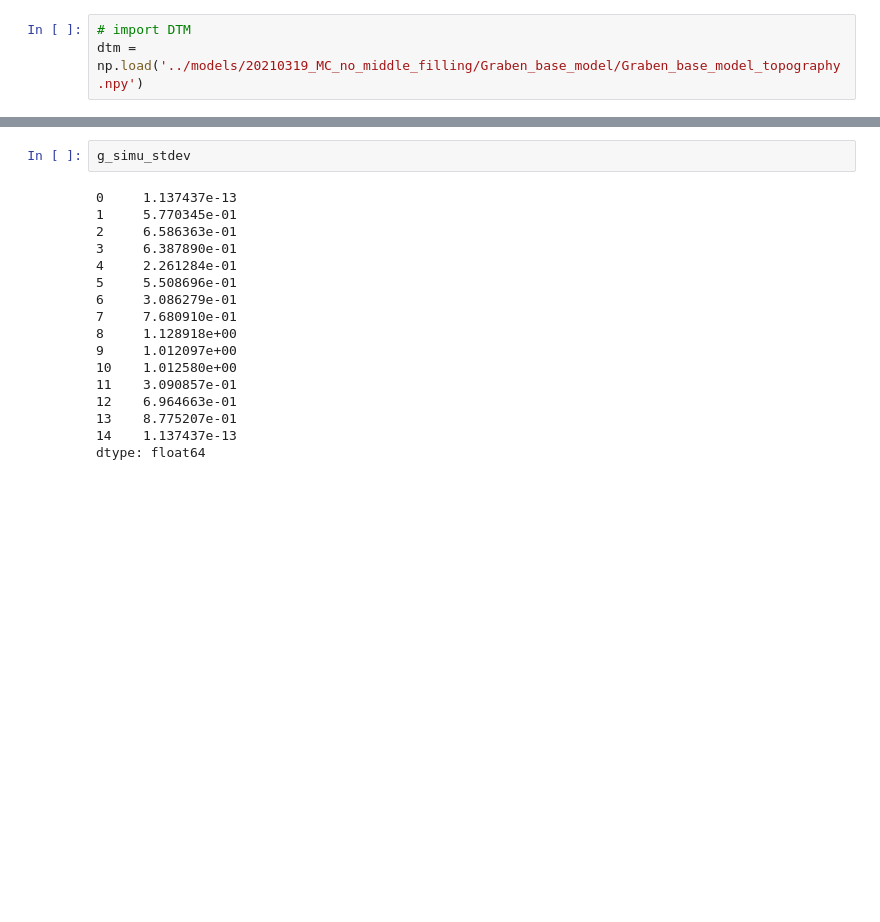
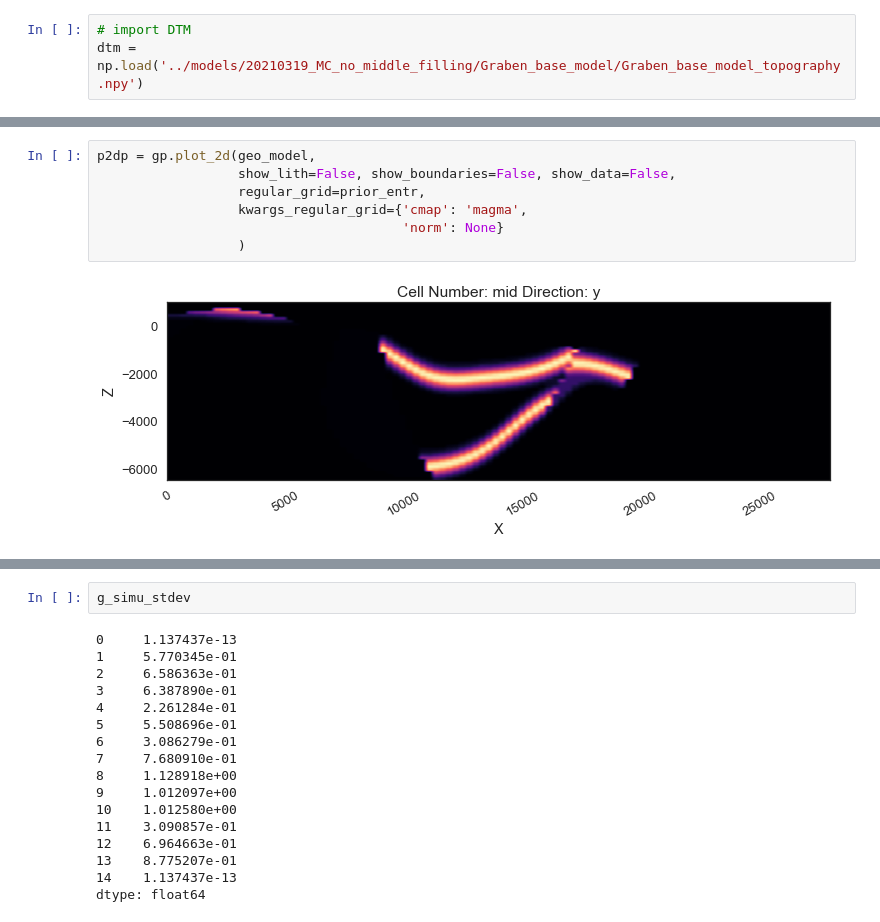
Before and after one commit to Japhiolite/PCT-modelling, a Jupyter notebook: notebooks/MC-model-analysis.ipynb, the cells around one changed output, grey strips where cells are left out. Drawn from its saved outputs; the diff is of its cells as text; blank space fills up the shorter version.

```diff
--- a/notebooks/MC-model-analysis.ipynb
+++ b/notebooks/MC-model-analysis.ipynb
@@ -92,0 +115,9 @@ KeyError: 'X'
+# %%
+p2dp = gp.plot_2d(geo_model,
+                  show_lith=False, show_boundaries=False, show_data=False,
+                  regular_grid=prior_entr,
+                  kwargs_regular_grid={'cmap': 'magma',
+                                       'norm': None}
+                  )
+# %% [output]
+[figure, added]
```
Also changed, not shown: parts of 34 cells of this notebook, 6 other files.
